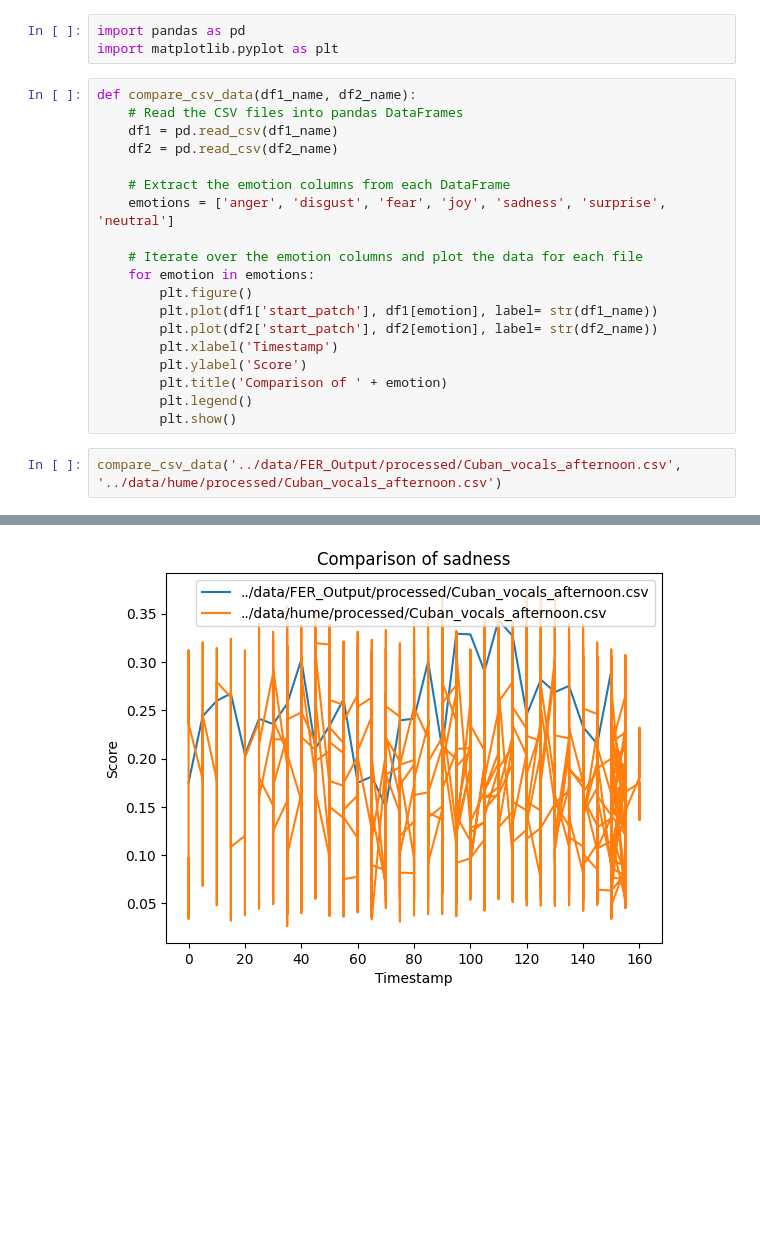
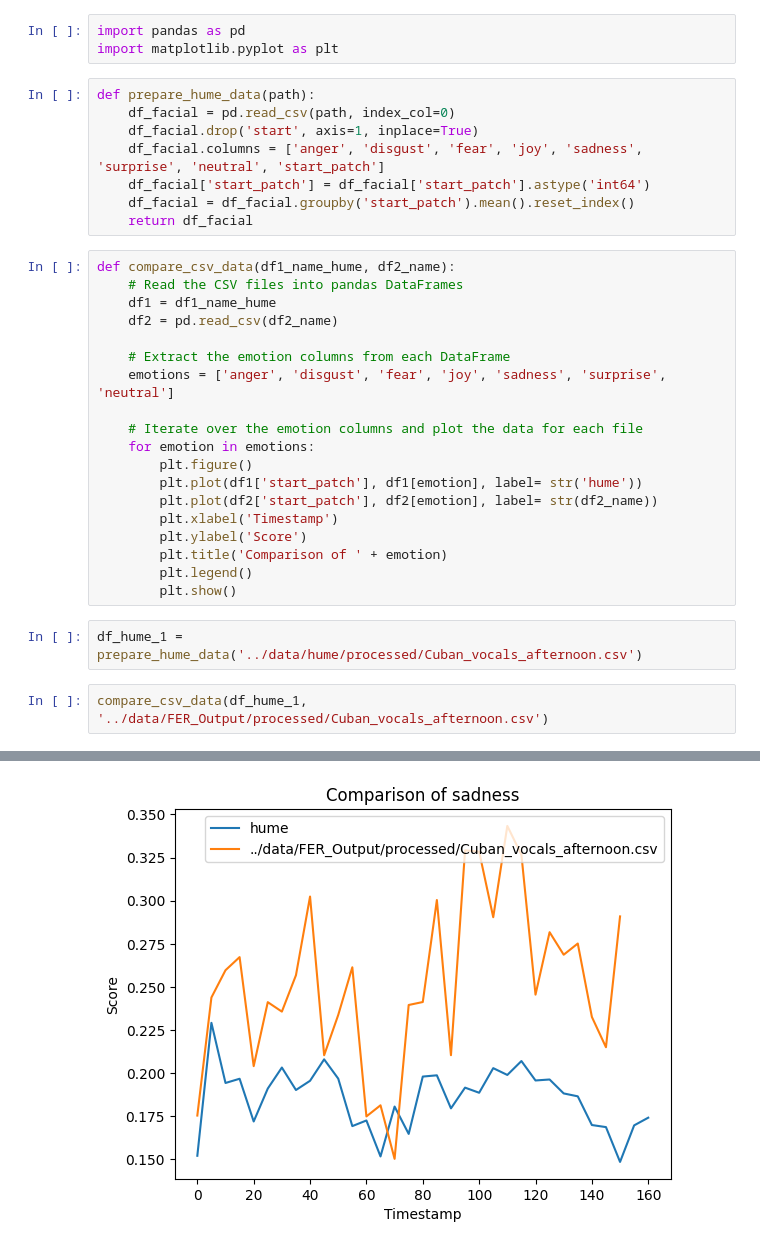
Before and after one commit to RavenRudi/coin_jazz, a Jupyter notebook: notebooks/hume_fer_validation.ipynb, the cells around one changed output, grey strips where cells are left out. Saved outputs shown, nothing was run; the diff lists cells and outputs as text; blank space fills up the shorter version.

Commit message:
Hume_FER_Validation Plots

```diff
--- a/notebooks/hume_fer_validation.ipynb
+++ b/notebooks/hume_fer_validation.ipynb
@@ -1,10 +1,18 @@
 # %%
 import pandas as pd
 import matplotlib.pyplot as plt
+# %%
+def prepare_hume_data(path):
+    df_facial = pd.read_csv(path, index_col=0)
+    df_facial.drop('start', axis=1, inplace=True)
+    df_facial.columns = ['anger', 'disgust', 'fear', 'joy', 'sadness', 'surprise', 'neutral', 'start_patch']
+    df_facial['start_patch'] = df_facial['start_patch'].astype('int64')
+    df_facial = df_facial.groupby('start_patch').mean().reset_index()
+    return df_facial
 # %%
-def compare_csv_data(df1_name, df2_name):
+def compare_csv_data(df1_name_hume, df2_name):
     # Read the CSV files into pandas DataFrames
-    df1 = pd.read_csv(df1_name)
+    df1 = df1_name_hume
     df2 = pd.read_csv(df2_name)
 
     # Extract the emotion columns from each DataFrame
@@ -13,13 +21,15 @@ def compare_csv_data(df1_name, df2_name):
     # Iterate over the emotion columns and plot the data for each file
     for emotion in emotions:
         plt.figure()
-        plt.plot(df1['start_patch'], df1[emotion], label= str(df1_name))
+        plt.plot(df1['start_patch'], df1[emotion], label= str('hume'))
         plt.plot(df2['start_patch'], df2[emotion], label= str(df2_name))
         plt.xlabel('Timestamp')
         plt.ylabel('Score')
         plt.title('Comparison of ' + emotion)
         plt.legend()
         plt.show()
+# %%
+df_hume_1 = prepare_hume_data('../data/hume/processed/Cuban_vocals_afternoon.csv')
 # %%
-compare_csv_data('../data/FER_Output/processed/Cuban_vocals_afternoon.csv', '../data/hume/processed/Cuban_vocals_afternoon.csv')
+compare_csv_data(df_hume_1, '../data/FER_Output/processed/Cuban_vocals_afternoon.csv')
 # %% [output]
@@ -30 +40 @@ compare_csv_data('../data/FER_Output/processed/Cuban_vocals_afternoon.csv', '../
-[figure, old version]
+[figure, new version]
```
Also changed, not shown: parts of 7 cells of this notebook.
